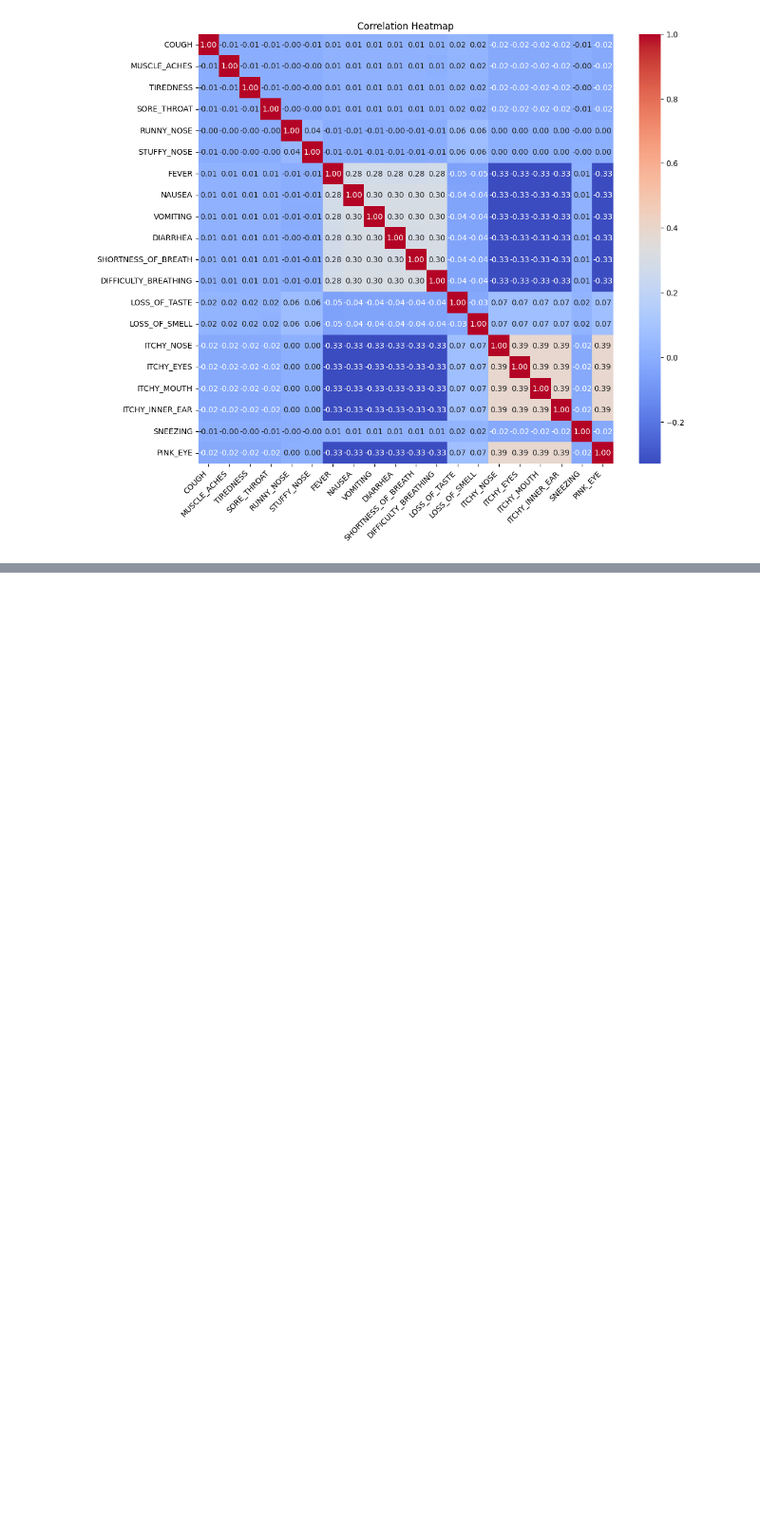
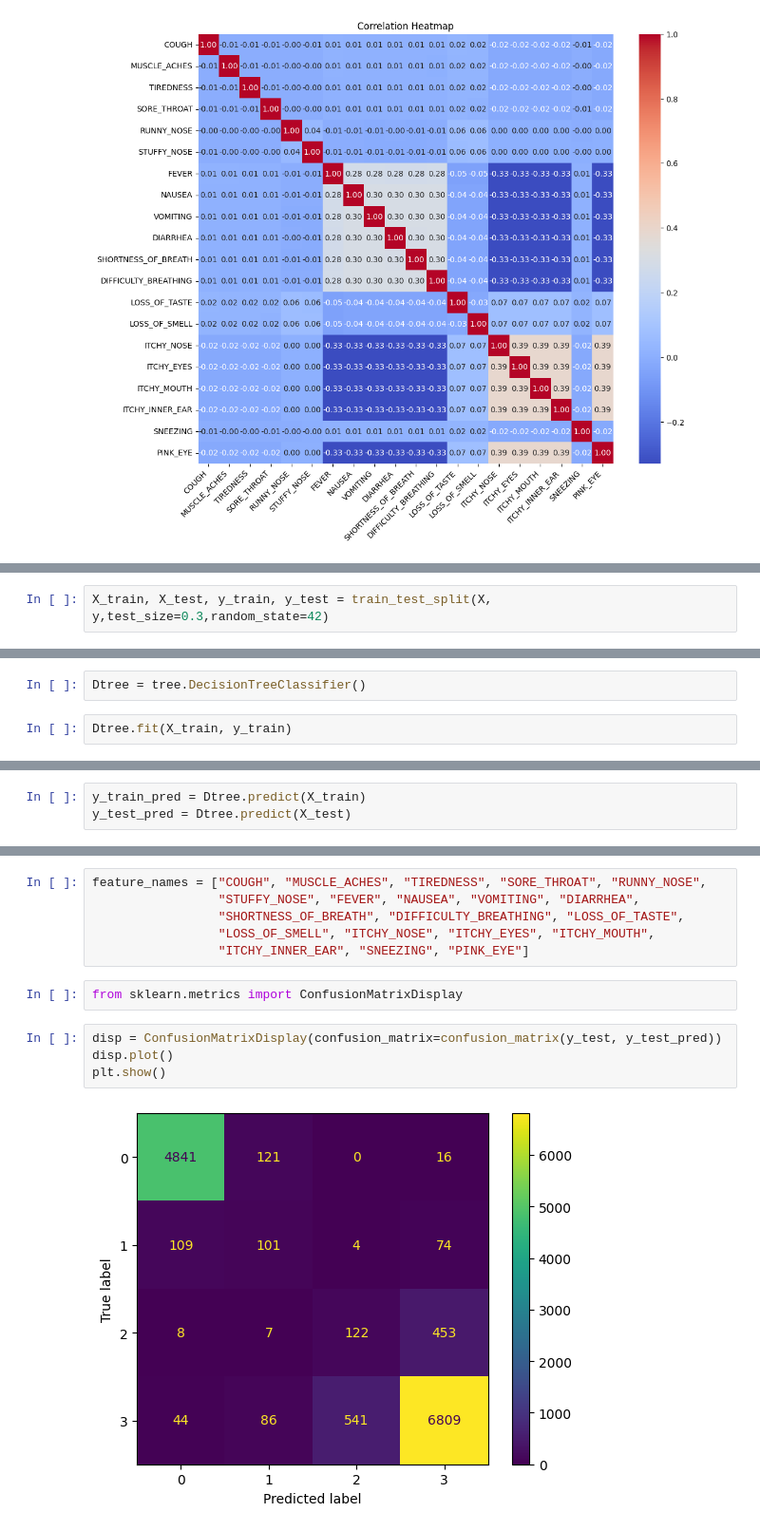
Before and after one commit to MuhammedMahmoud0/Water-Potabilty-Analysis, a Jupyter notebook: project.ipynb, the cells around one changed output, grey strips where cells are left out. Shown at 95% size. Cells and saved outputs as stored; diff of their text form; blank space fills up the shorter version.

```diff
--- a/project.ipynb
+++ b/project.ipynb
@@ -120,0 +128,2 @@ plt.show()
+# %%
+X_train, X_test, y_train, y_test = train_test_split(X, y,test_size=0.3,random_state=42)
@@ -120,0 +134,4 @@ plt.show()
+# %%
+Dtree = tree.DecisionTreeClassifier()
+# %%
+Dtree.fit(X_train, y_train)
@@ -120,0 +140,3 @@ plt.show()
+# %%
+y_train_pred = Dtree.predict(X_train)
+y_test_pred = Dtree.predict(X_test)
@@ -120,0 +250,14 @@ plt.show()
+# %%
+feature_names = ["COUGH", "MUSCLE_ACHES", "TIREDNESS", "SORE_THROAT", "RUNNY_NOSE",
+                 "STUFFY_NOSE", "FEVER", "NAUSEA", "VOMITING", "DIARRHEA",
+                 "SHORTNESS_OF_BREATH", "DIFFICULTY_BREATHING", "LOSS_OF_TASTE",
+                 "LOSS_OF_SMELL", "ITCHY_NOSE", "ITCHY_EYES", "ITCHY_MOUTH",
+                 "ITCHY_INNER_EAR", "SNEEZING", "PINK_EYE"]
+# %%
+from sklearn.metrics import ConfusionMatrixDisplay
+# %%
+disp = ConfusionMatrixDisplay(confusion_matrix=confusion_matrix(y_test, y_test_pred))
+disp.plot()
+plt.show()
+# %% [output]
+[figure, added]
```
Also changed, not shown: parts of 21 cells of this notebook.
